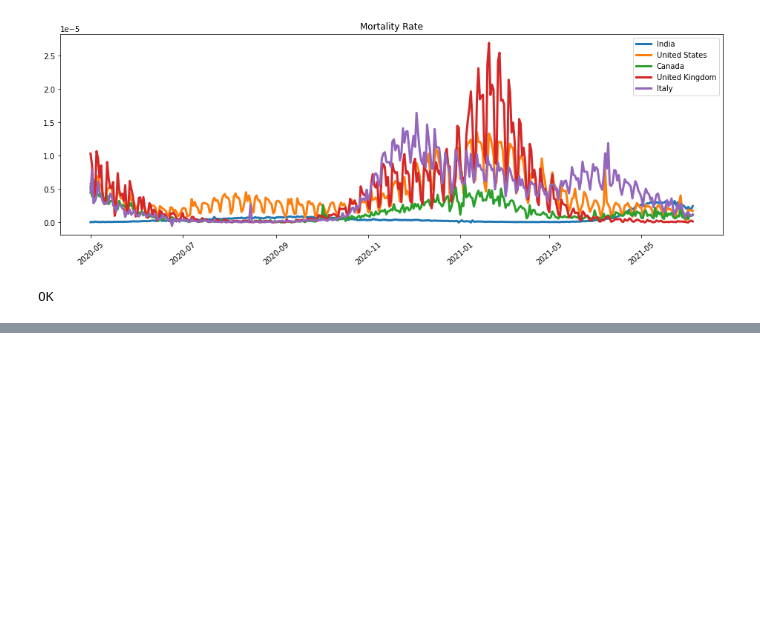
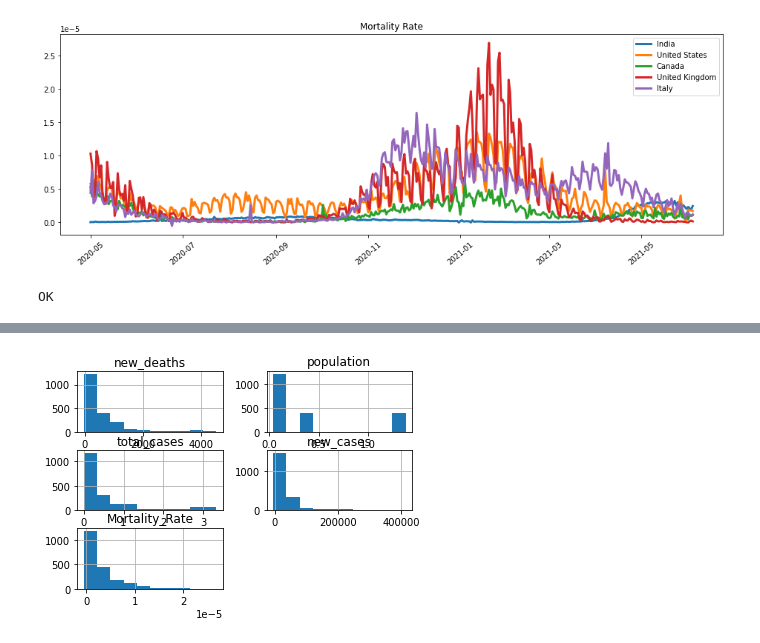
Before and after one commit to abhishek111222/Data-Science-Project, a Jupyter notebook: Time series of Mortality Rate (Try 3)/time_mortality_try3.ipynb, the cells around one changed output, grey strips where cells are left out. Saved outputs shown, nothing was run; the diff lists cells and outputs as text; code cells hidden in the pictures; blank space fills up the shorter version.

```diff
--- a/Time series of Mortality Rate (Try 3)/time_mortality_try3.ipynb
+++ b/Time series of Mortality Rate (Try 3)/time_mortality_try3.ipynb
@@ -398,0 +423,4 @@ fig.show()
+# %%
+dataset.hist();
+# %% [output]
+[figure, added]
```
Also changed, not shown: parts of 64 cells of this notebook.
